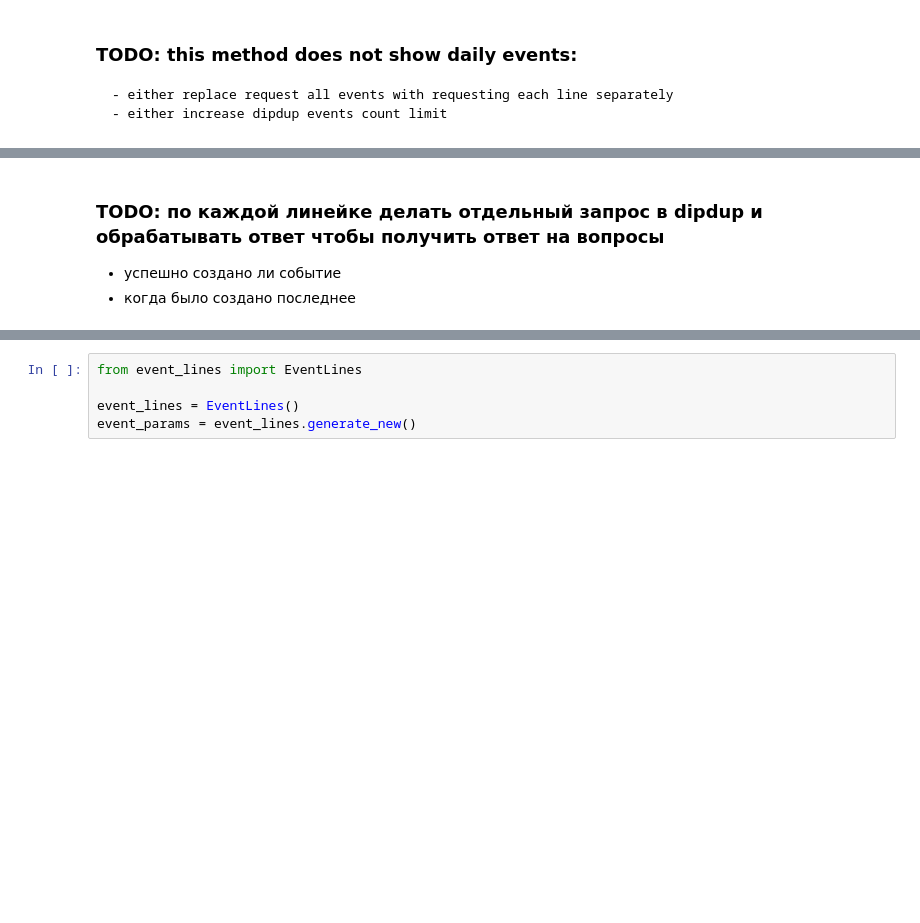
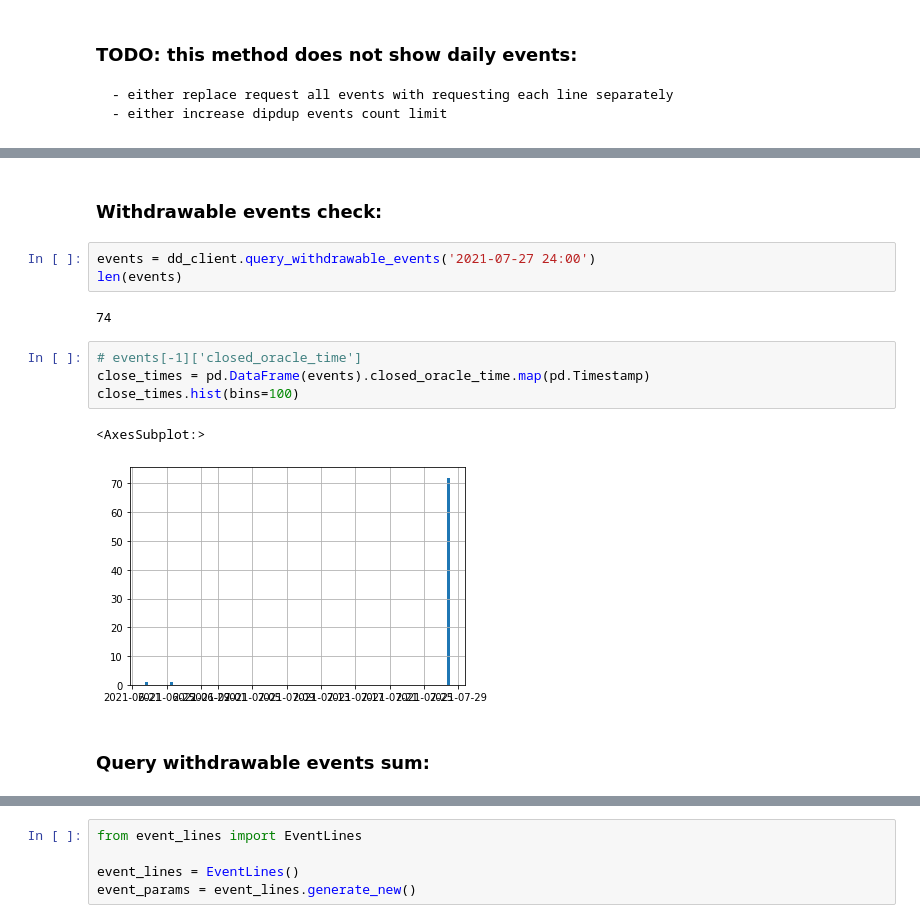
Before and after one commit to juster-finance/juster-core, a Jupyter notebook: projects/2021-07-19-juster-maker-proto/dipdup-feedback.ipynb, the cells around one changed output, grey strips where cells are left out. Saved outputs shown, nothing was run; the diff lists cells and outputs as text; blank space fills up the shorter version.

```diff
--- a/projects/2021-07-19-juster-maker-proto/dipdup-feedback.ipynb
+++ b/projects/2021-07-19-juster-maker-proto/dipdup-feedback.ipynb
@@ -73,4 +75,16 @@ df[
-# %% [markdown]
-### TODO: по каждой линейке делать отдельный запрос в dipdup и обрабатывать ответ чтобы получить ответ на вопросы
-- успешно создано ли событие
-- когда было создано последнее
+# %% [markdown]
+### Withdrawable events check:
+# %%
+events = dd_client.query_withdrawable_events('2021-07-27 24:00')
+len(events)
+# %% [output]
+74
+# %%
+# events[-1]['closed_oracle_time']
+close_times = pd.DataFrame(events).closed_oracle_time.map(pd.Timestamp)
+close_times.hist(bins=100)
+# %% [output]
+<AxesSubplot:>
+[figure, added]
+# %% [markdown]
+### Query withdrawable events sum:
```
Also changed, not shown: parts of 41 cells of this notebook, 1 other file.
